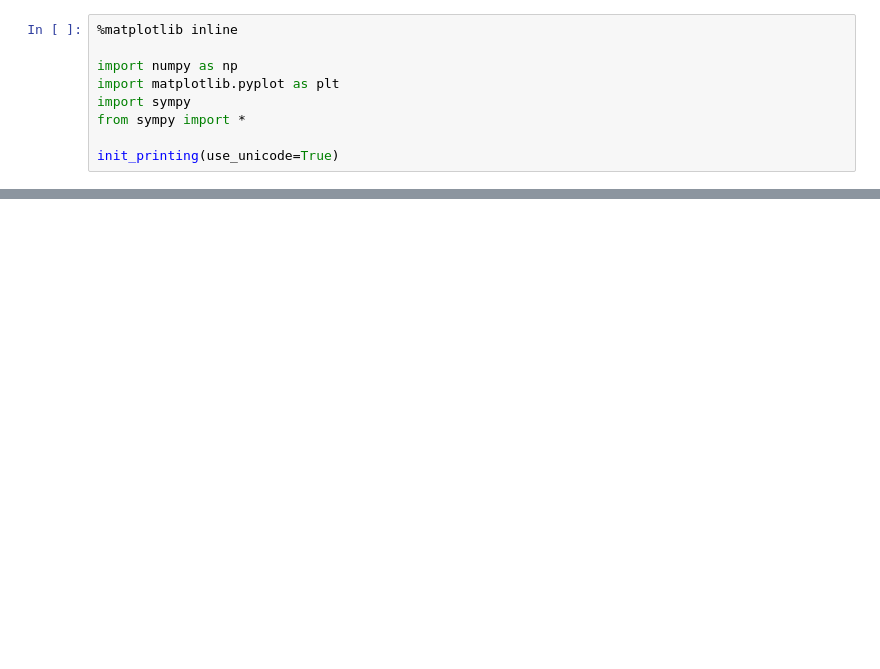
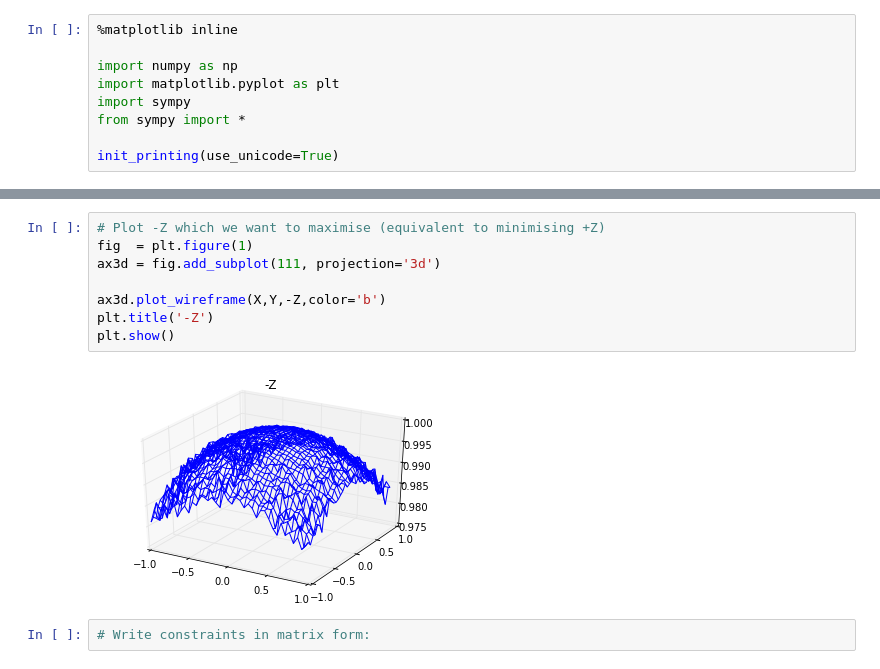
Before and after one commit to tao-pr/linear-optimisations, a Jupyter notebook: Linear Optimisations in Action.ipynb, the cells around one changed output, grey strips where cells are left out. Cells and saved outputs as stored; diff of their text form; blank space fills up the shorter version.

```diff
--- a/Linear Optimisations in Action.ipynb
+++ b/Linear Optimisations in Action.ipynb
@@ -256,0 +260,12 @@ Useful resource for [Jacobian of 2D data](http://www.ltcconline.net/greenl/cours
+# %%
+# Plot -Z which we want to maximise (equivalent to minimising +Z)
+fig  = plt.figure(1)
+ax3d = fig.add_subplot(111, projection='3d')
+
+ax3d.plot_wireframe(X,Y,-Z,color='b')
+plt.title('-Z')
+plt.show()
+# %% [output]
+[figure, added]
+# %%
+# Write constraints in matrix form:
```
Also changed, not shown: parts of 16 cells of this notebook.
